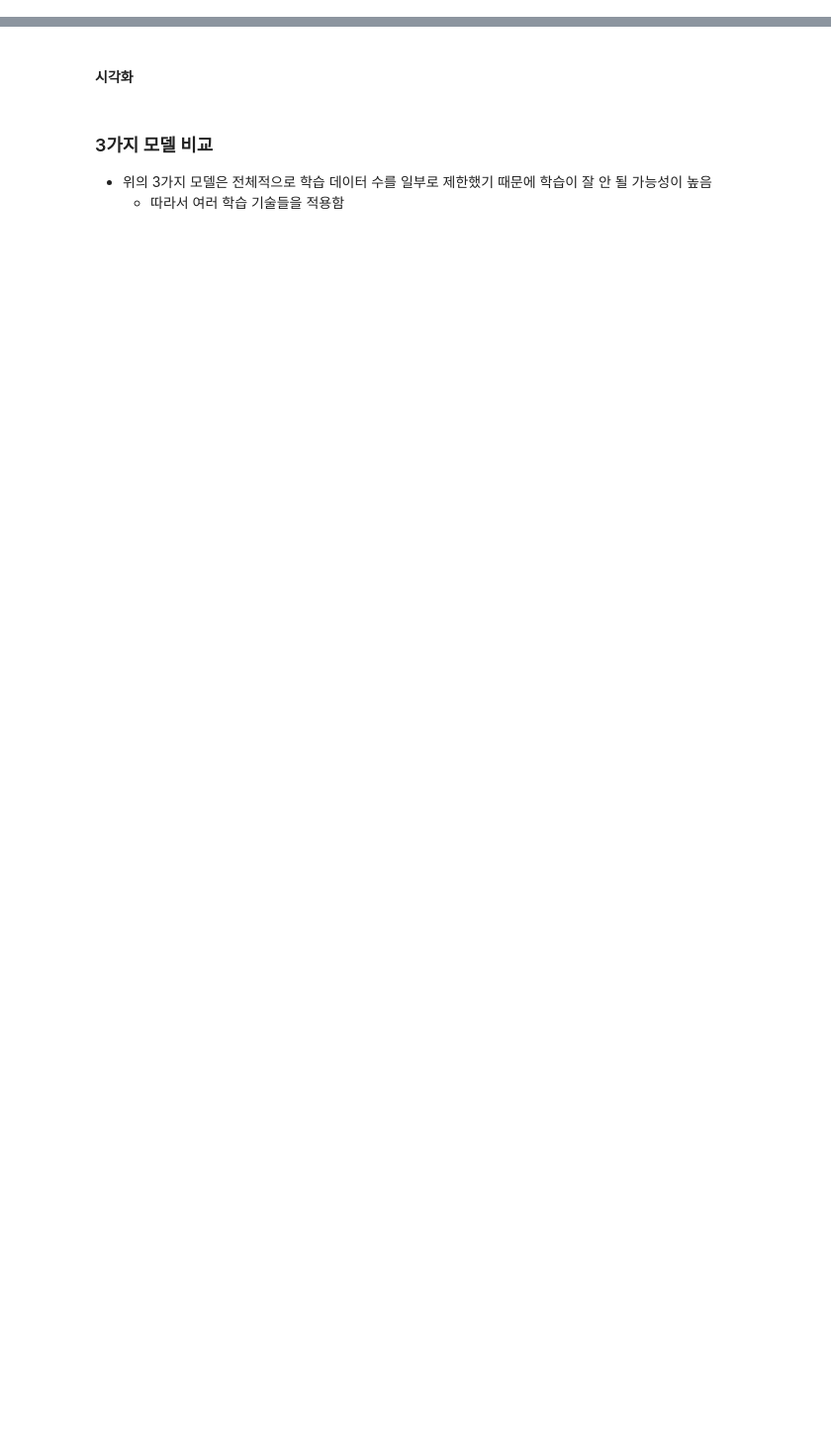
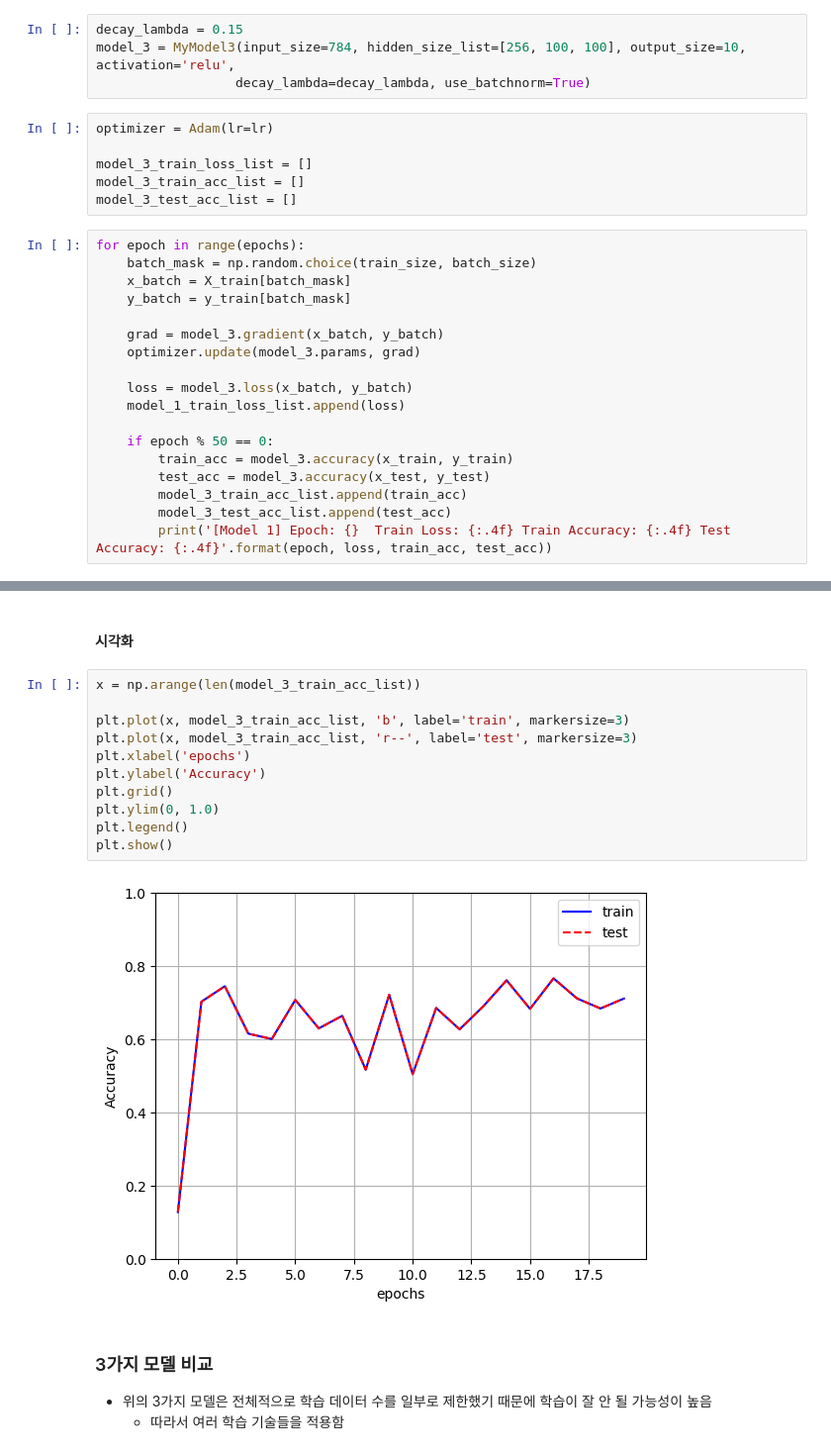
Before and after one commit to minwookkim115/ai, a Jupyter notebook: 08_01_딥러닝/8_딥러닝_학습_기술.ipynb, the cells around one changed output, grey strips where cells are left out. Shown at 99% size. Cells and saved outputs as stored; diff of their text form; blank space fills up the shorter version.

```diff
--- a/08_01_딥러닝/8_딥러닝_학습_기술.ipynb
+++ b/08_01_딥러닝/8_딥러닝_학습_기술.ipynb
@@ -1386,0 +1698,28 @@ plt.show()
+# %%
+decay_lambda = 0.15
+model_3 = MyModel3(input_size=784, hidden_size_list=[256, 100, 100], output_size=10, activation='relu',
+                  decay_lambda=decay_lambda, use_batchnorm=True)
+# %%
+optimizer = Adam(lr=lr)
+
+model_3_train_loss_list = []
+model_3_train_acc_list = []
+model_3_test_acc_list = []
+# %%
+for epoch in range(epochs):
+    batch_mask = np.random.choice(train_size, batch_size)
+    x_batch = X_train[batch_mask]
+    y_batch = y_train[batch_mask]
+
+    grad = model_3.gradient(x_batch, y_batch)
+    optimizer.update(model_3.params, grad)
+
+    loss = model_3.loss(x_batch, y_batch)
+    model_1_train_loss_list.append(loss)
+
+    if epoch % 50 == 0:
+        train_acc = model_3.accuracy(x_train, y_train)
+        test_acc = model_3.accuracy(x_test, y_test)
+        model_3_train_acc_list.append(train_acc)
+        model_3_test_acc_list.append(test_acc)
+        print('[Model 1] Epoch: {}  Train Loss: {:.4f} Train Accuracy: {:.4f} Test Accuracy: {:.4f}'.format(epoch, loss, train_acc, test_acc))
@@ -1387,5 +1747,18 @@ plt.show()
 # %% [markdown]
 #### 시각화
+# %%
+x = np.arange(len(model_3_train_acc_list))
+
+plt.plot(x, model_3_train_acc_list, 'b', label='train', markersize=3)
+plt.plot(x, model_3_train_acc_list, 'r--', label='test', markersize=3)
+plt.xlabel('epochs')
+plt.ylabel('Accuracy')
+plt.grid()
+plt.ylim(0, 1.0)
+plt.legend()
+plt.show()
+# %% [output]
+[figure, added]
 # %% [markdown]
 ### 3가지 모델 비교
 - 위의 3가지 모델은 전체적으로 학습 데이터 수를 일부로 제한했기 때문에 학습이 잘 안 될 가능성이 높음
```
Also changed, not shown: parts of 11 cells of this notebook.
